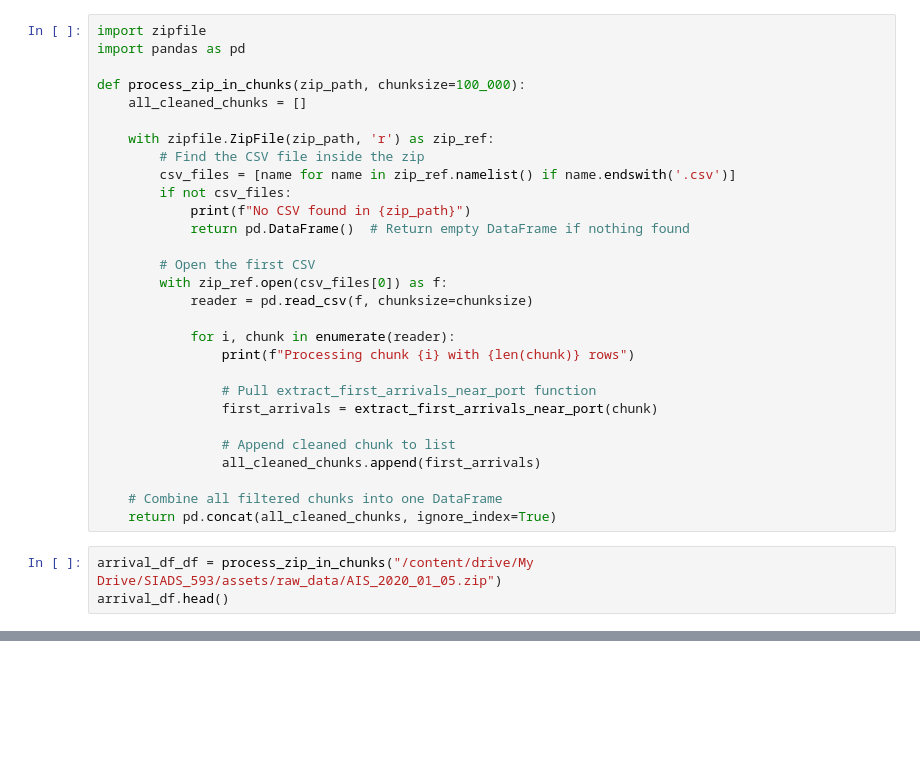
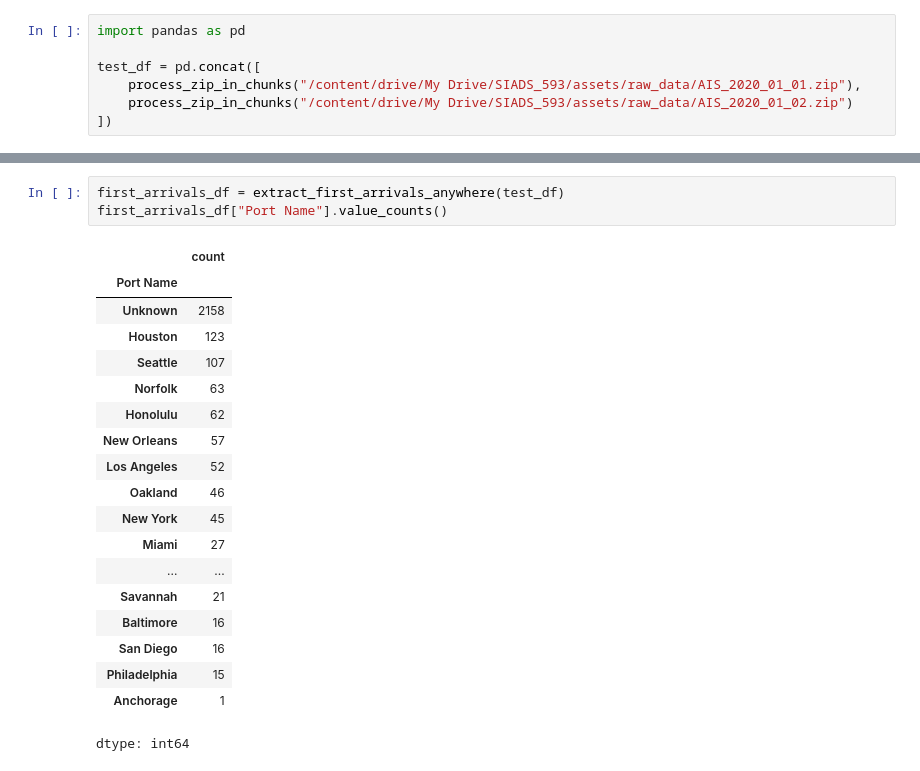
Before and after one commit to calebarr/AIS, a Jupyter notebook: AIS_Downloader_TeamShared.ipynb, the cells around one changed output, grey strips where cells are left out. Cells and saved outputs as stored; diff of their text form; blank space fills up the shorter version.

Commit message:
Created using Colab: Able to produce vessels on Map. The filter is off, needs more work

```diff
--- a/AIS_Downloader_TeamShared.ipynb
+++ b/AIS_Downloader_TeamShared.ipynb
@@ -144,32 +143,7 @@ def extract_first_arrivals_near_port(df):
-# %%
-import zipfile
-import pandas as pd
-
-def process_zip_in_chunks(zip_path, chunksize=100_000):
-    all_cleaned_chunks = []
-
-    with zipfile.ZipFile(zip_path, 'r') as zip_ref:
-        # Find the CSV file inside the zip
-        csv_files = [name for name in zip_ref.namelist() if name.endswith('.csv')]
-        if not csv_files:
-            print(f"No CSV found in {zip_path}")
-            return pd.DataFrame()  # Return empty DataFrame if nothing found
-
-        # Open the first CSV
-        with zip_ref.open(csv_files[0]) as f:
-            reader = pd.read_csv(f, chunksize=chunksize)
-
-            for i, chunk in enumerate(reader):
-                print(f"Processing chunk {i} with {len(chunk)} rows")
-
-                # Pull extract_first_arrivals_near_port function
-                first_arrivals = extract_first_arrivals_near_port(chunk)
-
-                # Append cleaned chunk to list
-                all_cleaned_chunks.append(first_arrivals)
-
-    # Combine all filtered chunks into one DataFrame
-    return pd.concat(all_cleaned_chunks, ignore_index=True)
 # %%
-arrival_df_df = process_zip_in_chunks("/content/drive/My Drive/SIADS_593/assets/raw_data/AIS_2020_01_05.zip")
-arrival_df.head()
+import pandas as pd
+
+test_df = pd.concat([
+    process_zip_in_chunks("/content/drive/My Drive/SIADS_593/assets/raw_data/AIS_2020_01_01.zip"),
+    process_zip_in_chunks("/content/drive/My Drive/SIADS_593/assets/raw_data/AIS_2020_01_02.zip")
+])
@@ -199,0 +150,23 @@ Processing chunk 68 with 15545 rows
+# %%
+first_arrivals_df = extract_first_arrivals_anywhere(test_df)
+first_arrivals_df["Port Name"].value_counts()
+# %% [output]
+|  | count |
+| Port Name |  |
+| Unknown | 2158 |
+| Houston | 123 |
+| Seattle | 107 |
+| Norfolk | 63 |
+| Honolulu | 62 |
+| New Orleans | 57 |
+| Los Angeles | 52 |
+| Oakland | 46 |
+| New York | 45 |
+| Miami | 27 |
+| ... | ... |
+| Savannah | 21 |
+| Baltimore | 16 |
+| San Diego | 16 |
+| Philadelphia | 15 |
+| Anchorage | 1 |
+dtype: int64
```
Also changed, not shown: parts of 11 cells of this notebook.
